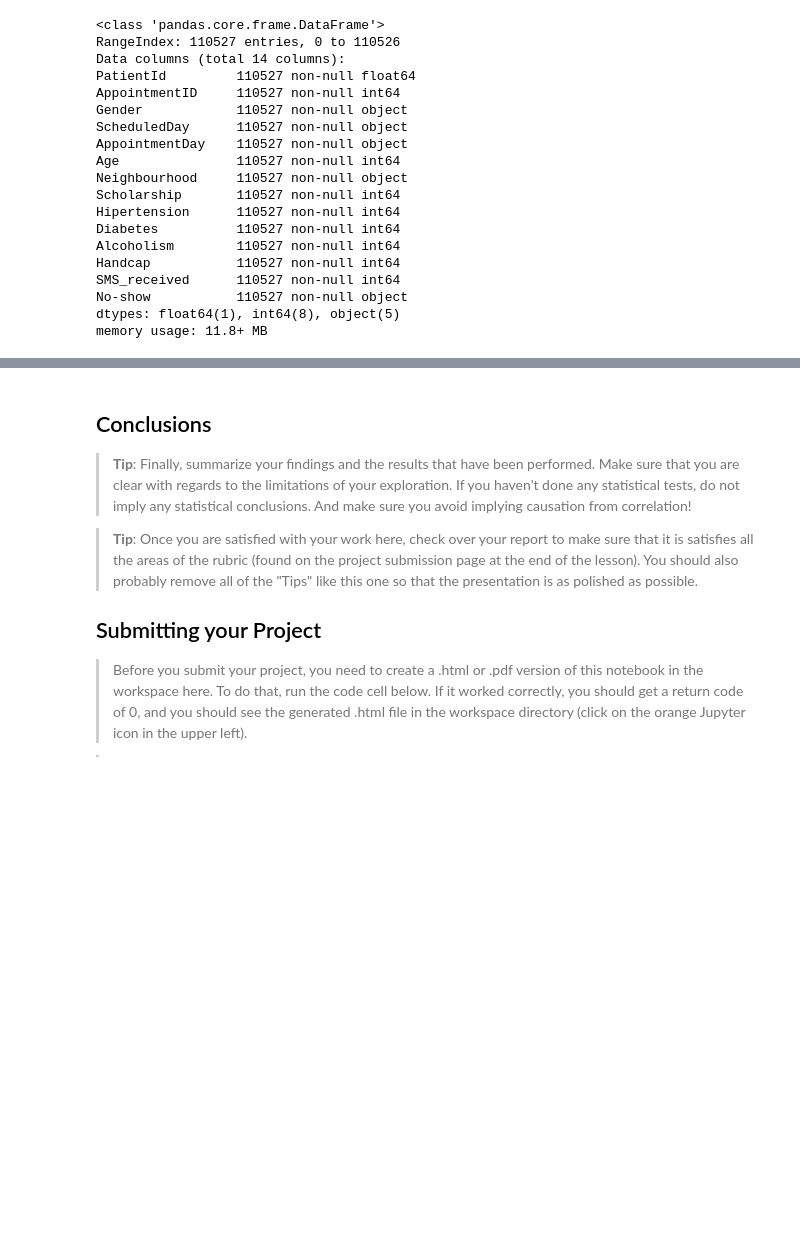
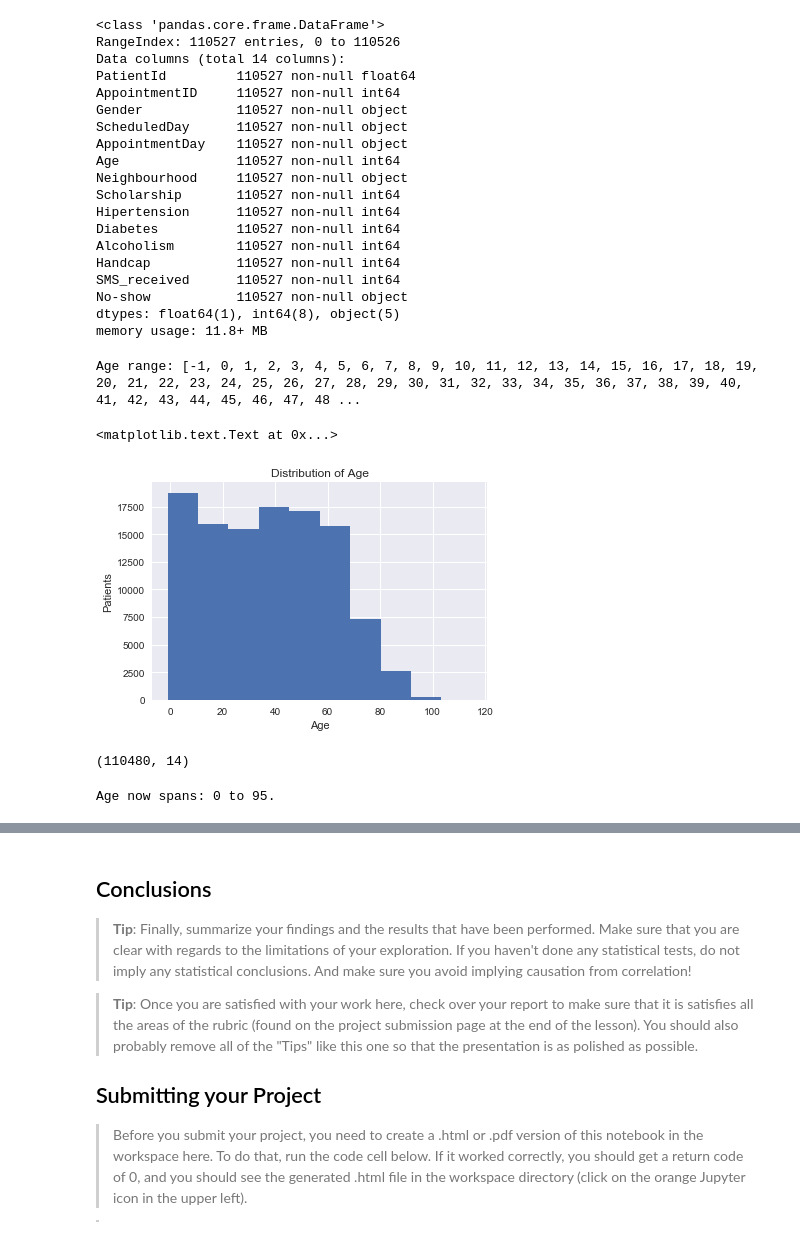
Before and after one commit to IreneFlorez/medical-data-analysis, a Jupyter notebook: Investigate_a_Dataset.ipynb, the cells around one changed output, grey strips where cells are left out. Saved outputs shown, nothing was run; the diff lists cells and outputs as text; code cells hidden in the pictures; blank space fills up the shorter version.

```diff
--- a/Investigate_a_Dataset.ipynb
+++ b/Investigate_a_Dataset.ipynb
@@ -110,3 +133,30 @@ SMS_received      110527 non-null int64
 No-show           110527 non-null object
 dtypes: float64(1), int64(8), object(5)
 memory usage: 11.8+ MB
+# %%
+# Checking 'Age' entires for outliers
+print ("Age range:", sorted(df['Age'].unique()))
+# %% [output]
+Age range: [-1, 0, 1, 2, 3, 4, 5, 6, 7, 8, 9, 10, 11, 12, 13, 14, 15, 16, 17, 18, 19, 20, 21, 22, 23, 24, 25, 26, 27, 28, 29, 30, 31, 32, 33, 34, 35, 36, 37, 38, 39, 40, 41, 42, 43, 44, 45, 46, 47, 48 ...
+# %%
+# Distribution of 'Age'
+plt.figure.Figure();
+age_hist = df['Age'].plot.hist(bins=10)
+age_hist.set_xlabel("Age")
+age_hist.set_ylabel("Patients")
+age_hist.set_title('Distribution of Age')
+# %% [output]
+<matplotlib.text.Text at 0x...>
+[figure, added]
+# %%
+# remove age outliers
+df = df[(df.Age >= 0) & (df.Age <= 95)]
+df.shape
+# %% [output]
+(110480, 14)
+# %%
+min_age = df['Age'].min()
+max_age = df['Age'].max()
+print ("Age now spans: {} to {}.".format(min_age, max_age))
+# %% [output]
+Age now spans: 0 to 95.
```
Also changed, not shown: parts of 50 cells of this notebook.
